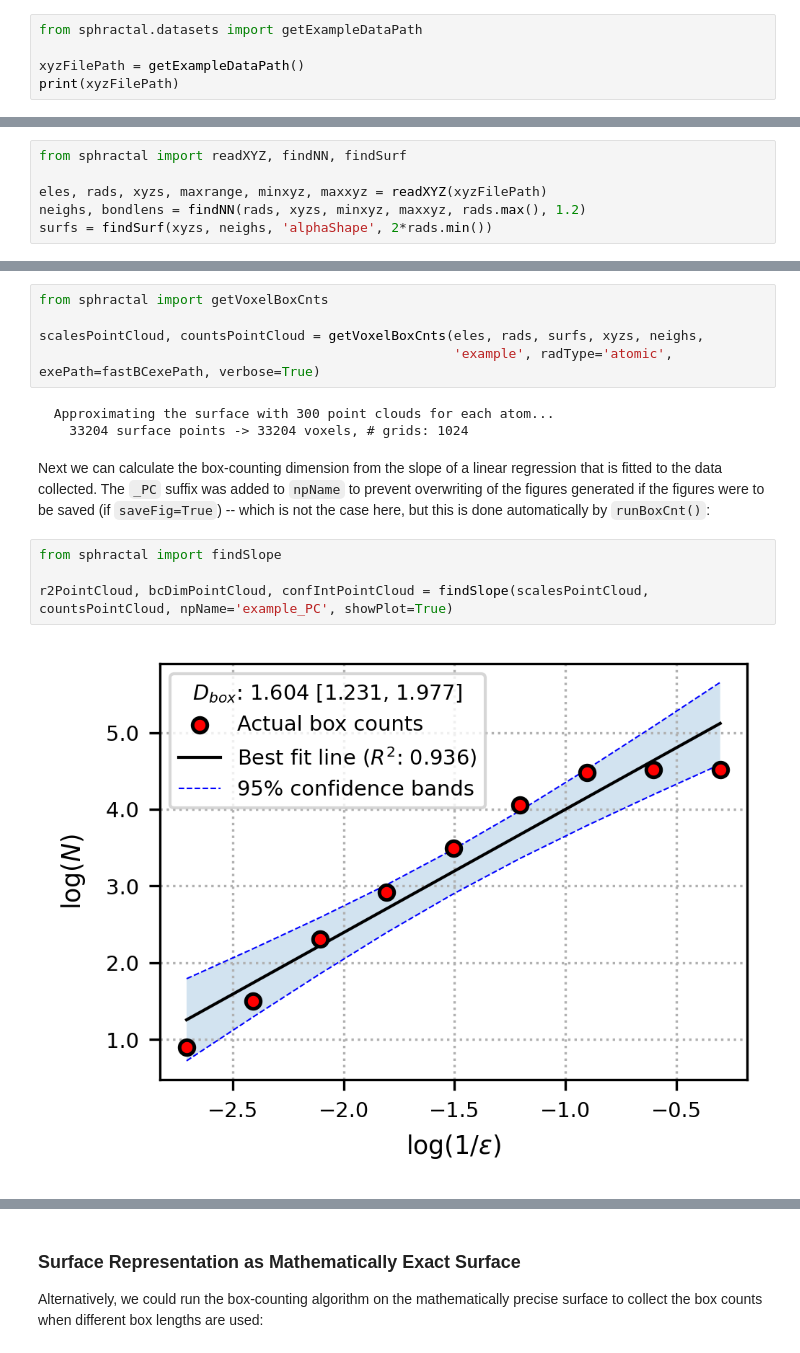
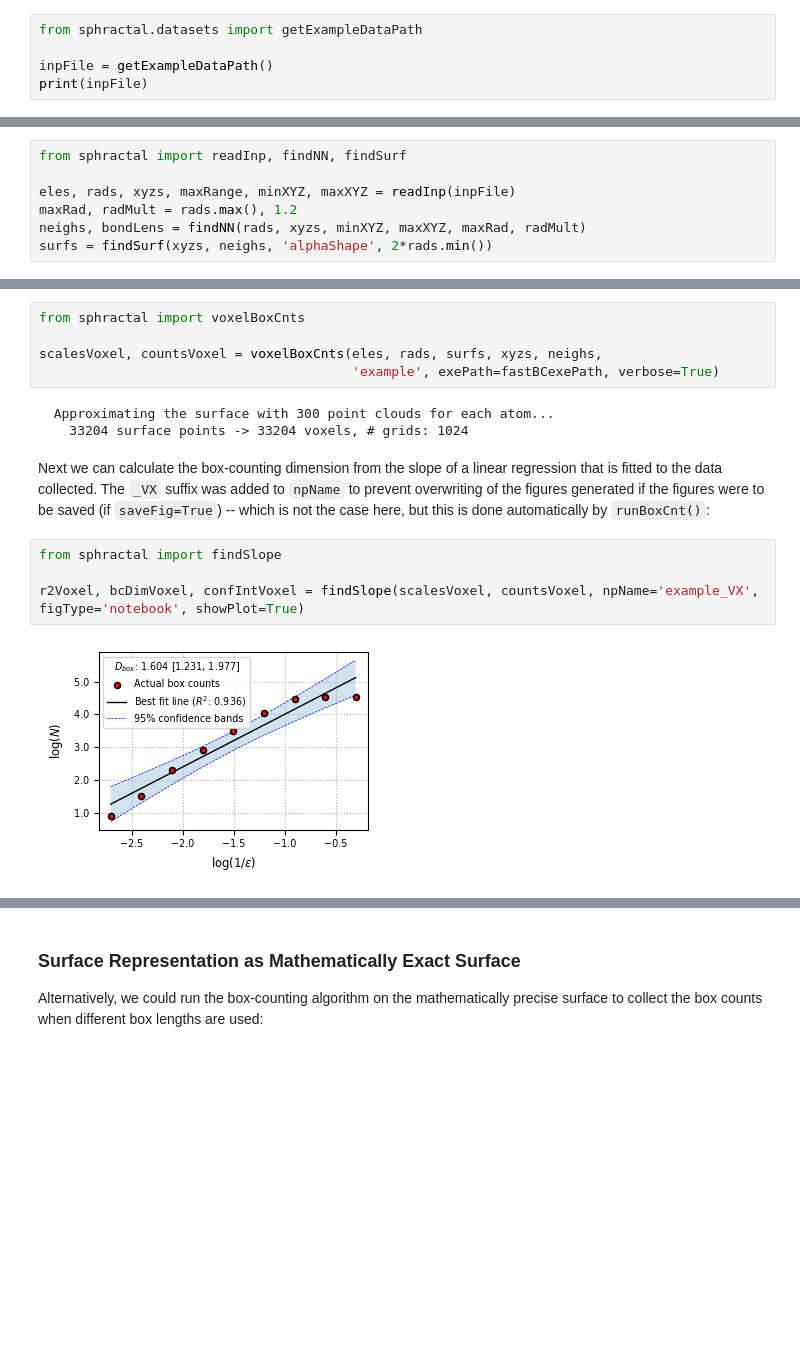
Before and after one commit to Jon-Ting/sphractal, a Jupyter notebook: docs/example.ipynb, the cells around one changed output, grey strips where cells are left out. Drawn from its saved outputs; the diff is of its cells as text; blank space fills up the shorter version.

```diff
--- a/docs/example.ipynb
+++ b/docs/example.ipynb
@@ -26,8 +26,8 @@ A gold-platinum (Au-Pt) nanoparticle is used here as a test case. Below is a sna
 # %%
 from sphractal.datasets import getExampleDataPath
 
-xyzFilePath = getExampleDataPath()
-print(xyzFilePath)
+inpFile = getExampleDataPath()
+print(inpFile)
 # %% [output]
 /mnt/c/Users/ASUS/Documents/PhD/Workstation/PaperDrafts/NP_Frac_Dim/DOCS/sphractal/src/sphractal/data/example.xyz
 # %% [markdown]
@@ -99,9 +100,10 @@ We can have a more detailed look at how the `runBoxCnt()` function was composed.
 
 The `xyz` or `lmp` file is first parsed to obtain the atomic information needed for the following steps.
 # %%
-from sphractal import readXYZ, findNN, findSurf
+from sphractal import readInp, findNN, findSurf
 
-eles, rads, xyzs, maxrange, minxyz, maxxyz = readXYZ(xyzFilePath)
-neighs, bondlens = findNN(rads, xyzs, minxyz, maxxyz, rads.max(), 1.2)
+eles, rads, xyzs, maxRange, minXYZ, maxXYZ = readInp(inpFile)
+maxRad, radMult = rads.max(), 1.2
+neighs, bondLens = findNN(rads, xyzs, minXYZ, maxXYZ, maxRad, radMult)
 surfs = findSurf(xyzs, neighs, 'alphaShape', 2*rads.min())
 # %% [markdown]
@@ -131,18 +133,18 @@ We can then turn the surface of interest (either white points alone or including
 
 And run the box-counting algorithm to collect the box counts when different box lengths are used:
 # %%
-from sphractal import getVoxelBoxCnts
+from sphractal import voxelBoxCnts
 
-scalesPointCloud, countsPointCloud = getVoxelBoxCnts(eles, rads, surfs, xyzs, neighs,
-                                                     'example', radType='atomic', exePath=fastBCexePath, verbose=True)
+scalesVoxel, countsVoxel = voxelBoxCnts(eles, rads, surfs, xyzs, neighs,
+                                        'example', exePath=fastBCexePath, verbose=True)
 # %% [output]
   Approximating the surface with 300 point clouds for each atom...
     33204 surface points -> 33204 voxels, # grids: 1024
 # %% [markdown]
-Next we can calculate the box-counting dimension from the slope of a linear regression that is fitted to the data collected. The `_PC` suffix was added to `npName` to prevent overwriting of the figures generated if the figures were to be saved (if `saveFig=True`) -- which is not the case here, but this is done automatically by `runBoxCnt()`:
+Next we can calculate the box-counting dimension from the slope of a linear regression that is fitted to the data collected. The `_VX` suffix was added to `npName` to prevent overwriting of the figures generated if the figures were to be saved (if `saveFig=True`) -- which is not the case here, but this is done automatically by `runBoxCnt()`:
 # %%
 from sphractal import findSlope
 
-r2PointCloud, bcDimPointCloud, confIntPointCloud = findSlope(scalesPointCloud, countsPointCloud, npName='example_PC', showPlot=True)
+r2Voxel, bcDimVoxel, confIntVoxel = findSlope(scalesVoxel, countsVoxel, npName='example_VX', figType='notebook', showPlot=True)
 # %% [output]
-[figure, old version]
+[figure, new version]
```
Also changed, not shown: parts of 8 cells of this notebook.
